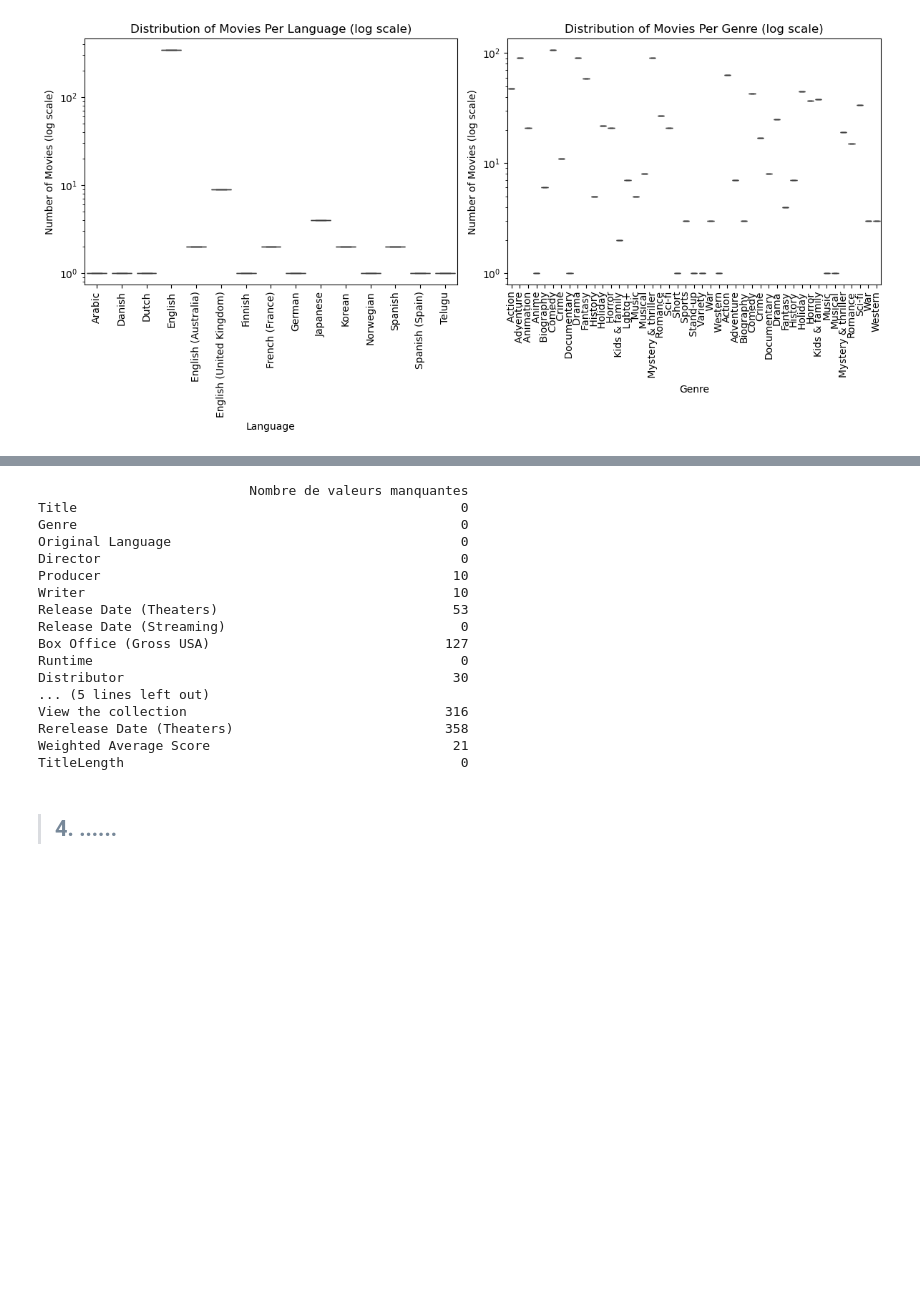
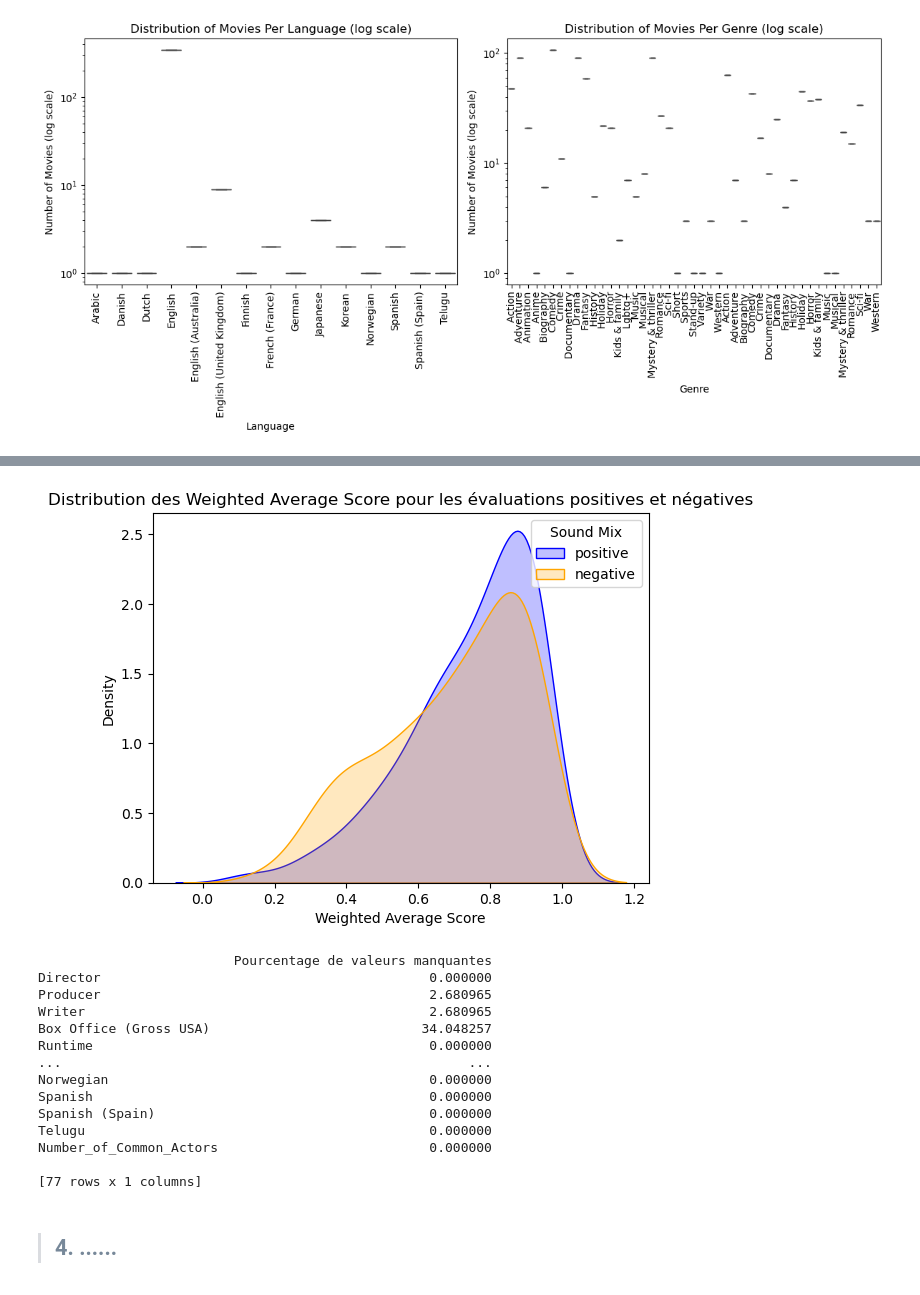
Before and after one commit to ZakaryaAD/Projet-Data-ALAMI-et-Blel, a Jupyter notebook: Web scraping with Selenium.ipynb, the cells around one changed output, grey strips where cells are left out. Drawn from its saved outputs; the diff is of its cells as text; code cells hidden in the pictures; blank space fills up the shorter version.

```diff
--- a/Web scraping with Selenium.ipynb
+++ b/Web scraping with Selenium.ipynb
@@ -346,0 +405,19 @@ df['Box Office (Gross USA)'] = df['Box Office (Gross USA)'].apply(convert_box_of
+# %%
+df['Sound Mix'] = df['Sound Mix'].notna().astype(int)
+#Création de sous-ensembles positifs et négatifs
+
+positive_df=df[df['Sound Mix']==1]
+negative_df=df[df['Sound Mix']==0]
+
+
+
+sns.kdeplot(data=positive_df, x='Weighted Average Score', label='positive', color='blue', fill=True)
+sns.kdeplot(data=negative_df, x='Weighted Average Score', label='negative', color='orange', fill=True)
+
+plt.title('Distribution des Weighted Average Score pour les évaluations positives et négatives')
+plt.legend(title='Sound Mix')
+
+
+plt.show()
+# %% [output]
+[figure, added]
@@ -357,22 +483,19 @@ def count_missing_values(df):
     return missing_values_info
 # %%
 # Afficher le compte des valeurs manquantes pour chaque colonne
-print(count_missing_values(df))
+print(count_missing_values(df_transformed ))
 # %% [output]
-                           Nombre de valeurs manquantes
-Title                                                 0
-Genre                                                 0
-Original Language                                     0
-Director                                              0
-Producer                                             10
-Writer                                               10
-Release Date (Theaters)                              53
-Release Date (Streaming)                              0
-Box Office (Gross USA)                              127
-Runtime                                               0
-Distributor                                          30
-... (5 lines left out)
-View the collection                                 316
-Rerelease Date (Theaters)                           358
-Weighted Average Score                               21
-TitleLength                                           0
+                         Pourcentage de valeurs manquantes
+Director                                          0.000000
+Producer                                          2.680965
+Writer                                            2.680965
+Box Office (Gross USA)                           34.048257
+Runtime                                           0.000000
+...                                                    ...
+Norwegian                                         0.000000
+Spanish                                           0.000000
+Spanish (Spain)                                   0.000000
+Telugu                                            0.000000
+Number_of_Common_Actors                           0.000000
+
+[77 rows x 1 columns]
```
Also changed, not shown: parts of 26 cells of this notebook.
